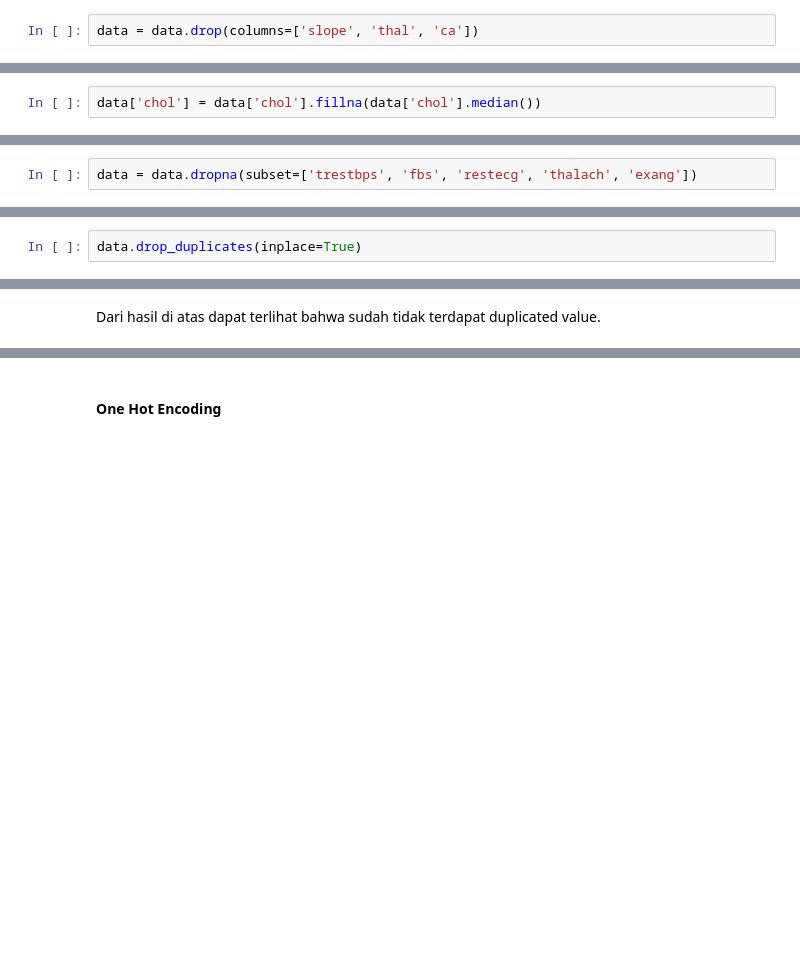
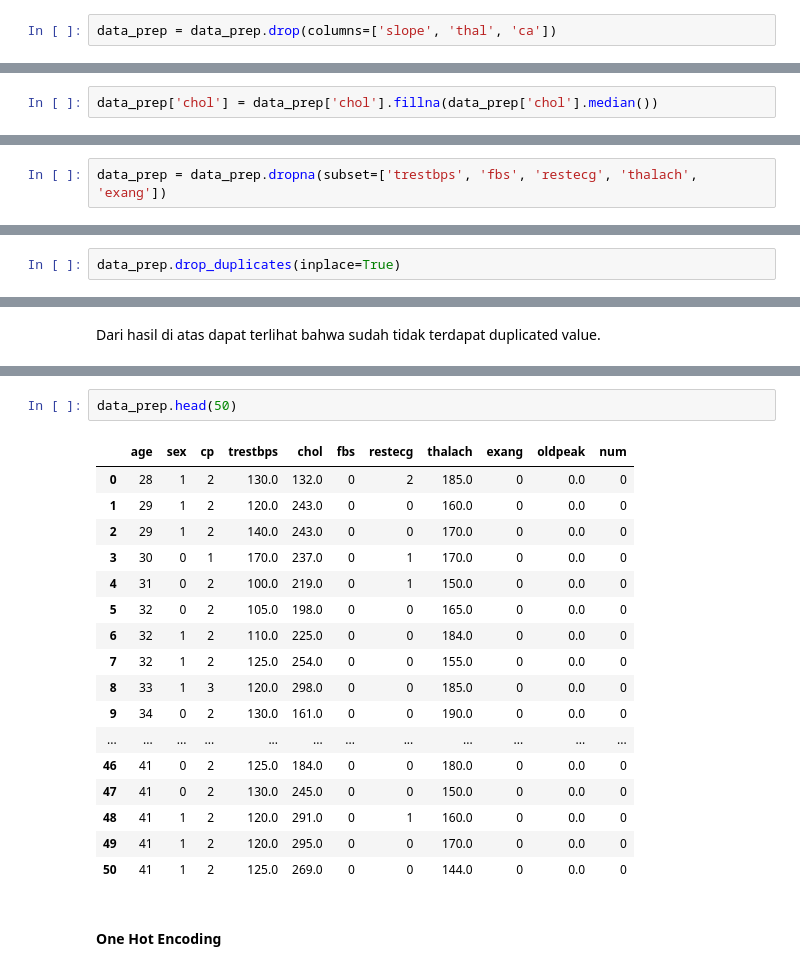
Before and after one commit to zar12321/HeartDiseaseRiskPrediction-Classification-MLComparison-JupyterNotebook, a Jupyter notebook: HeartDiseaseRiskPrediction-Classification-ModelComparison-JupyterNotebook.ipynb, the cells around one changed output, grey strips where cells are left out. Drawn from its saved outputs; the diff is of its cells as text; blank space fills up the shorter version.

```diff
--- a/HeartDiseaseRiskPrediction-Classification-ModelComparison-JupyterNotebook.ipynb
+++ b/HeartDiseaseRiskPrediction-Classification-ModelComparison-JupyterNotebook.ipynb
@@ -253,7 +282,7 @@ Urutan penanganan missing value dimulai dari Missing Value Tinggi, lalu Missing
 # %% [markdown]
 ##### **Penangangan Missing Value Tinggi (slope, thal, ca)**
 # %%
-data = data.drop(columns=['slope', 'thal', 'ca'])
+data_prep = data_prep.drop(columns=['slope', 'thal', 'ca'])
 # %% [markdown]
 Penangangan Missing Value Tinggi dilakukan dengan cara melakukan drop column slope, thal, dan ca menggunakan fungsi drop(columns=).
 # %% [markdown]
@@ -307,5 +331,5 @@ Jumlah outliers: 11
 # %% [markdown]
 Dari hasil di atas dapat diketahui bahwa terdapat 11 outlier. Karena terdapat outlier, maka metode imputasi yang baik untuk digunakan adalah imputasi median. Hal ini karena median robust terhadap outlier dibandingkan mean.
 # %%
-data['chol'] = data['chol'].fillna(data['chol'].median())
+data_prep['chol'] = data_prep['chol'].fillna(data_prep['chol'].median())
 # %%
@@ -315,5 +339,5 @@ print(data['chol'].isna().sum())
 # %% [markdown]
 ##### **Penanganan Missing Value Rendah (trestbps, fbs, restecg, thalach, dan exang)**
 # %%
-data = data.dropna(subset=['trestbps', 'fbs', 'restecg', 'thalach', 'exang'])
+data_prep = data_prep.dropna(subset=['trestbps', 'fbs', 'restecg', 'thalach', 'exang'])
 # %%
@@ -350,5 +375,5 @@ print(duplicate_row)
 # %% [markdown]
 Dari hasil di atas terlihat bahwa terdapat duplicated values pada baris 101 dan 102 sehingga perlu dilakukan penanganan berupa drop salah satunya.
 # %%
-data.drop_duplicates(inplace=True)
+data_prep.drop_duplicates(inplace=True)
 # %%
@@ -360,3 +400,23 @@ Dari hasil di atas dapat terlihat bahwa sudah tidak terdapat duplicated value.
+# %%
+data_prep.head(50)
+# %% [output]
+|  | age | sex | cp | trestbps | chol | fbs | restecg | thalach | exang | oldpeak | num |
+| 0 | 28 | 1 | 2 | 130.0 | 132.0 | 0 | 2 | 185.0 | 0 | 0.0 | 0 |
+| 1 | 29 | 1 | 2 | 120.0 | 243.0 | 0 | 0 | 160.0 | 0 | 0.0 | 0 |
+| 2 | 29 | 1 | 2 | 140.0 | 243.0 | 0 | 0 | 170.0 | 0 | 0.0 | 0 |
+| 3 | 30 | 0 | 1 | 170.0 | 237.0 | 0 | 1 | 170.0 | 0 | 0.0 | 0 |
+| 4 | 31 | 0 | 2 | 100.0 | 219.0 | 0 | 1 | 150.0 | 0 | 0.0 | 0 |
+| 5 | 32 | 0 | 2 | 105.0 | 198.0 | 0 | 0 | 165.0 | 0 | 0.0 | 0 |
+| 6 | 32 | 1 | 2 | 110.0 | 225.0 | 0 | 0 | 184.0 | 0 | 0.0 | 0 |
+| 7 | 32 | 1 | 2 | 125.0 | 254.0 | 0 | 0 | 155.0 | 0 | 0.0 | 0 |
+| 8 | 33 | 1 | 3 | 120.0 | 298.0 | 0 | 0 | 185.0 | 0 | 0.0 | 0 |
+| 9 | 34 | 0 | 2 | 130.0 | 161.0 | 0 | 0 | 190.0 | 0 | 0.0 | 0 |
+| ... | ... | ... | ... | ... | ... | ... | ... | ... | ... | ... | ... |
+| 46 | 41 | 0 | 2 | 125.0 | 184.0 | 0 | 0 | 180.0 | 0 | 0.0 | 0 |
+| 47 | 41 | 0 | 2 | 130.0 | 245.0 | 0 | 0 | 150.0 | 0 | 0.0 | 0 |
+| 48 | 41 | 1 | 2 | 120.0 | 291.0 | 0 | 1 | 160.0 | 0 | 0.0 | 0 |
+| 49 | 41 | 1 | 2 | 120.0 | 295.0 | 0 | 0 | 170.0 | 0 | 0.0 | 0 |
+| 50 | 41 | 1 | 2 | 125.0 | 269.0 | 0 | 0 | 144.0 | 0 | 0.0 | 0 |
 # %% [markdown]
 #### **One Hot Encoding**
 # %% [markdown]
```
Also changed, not shown: parts of 49 cells of this notebook.
